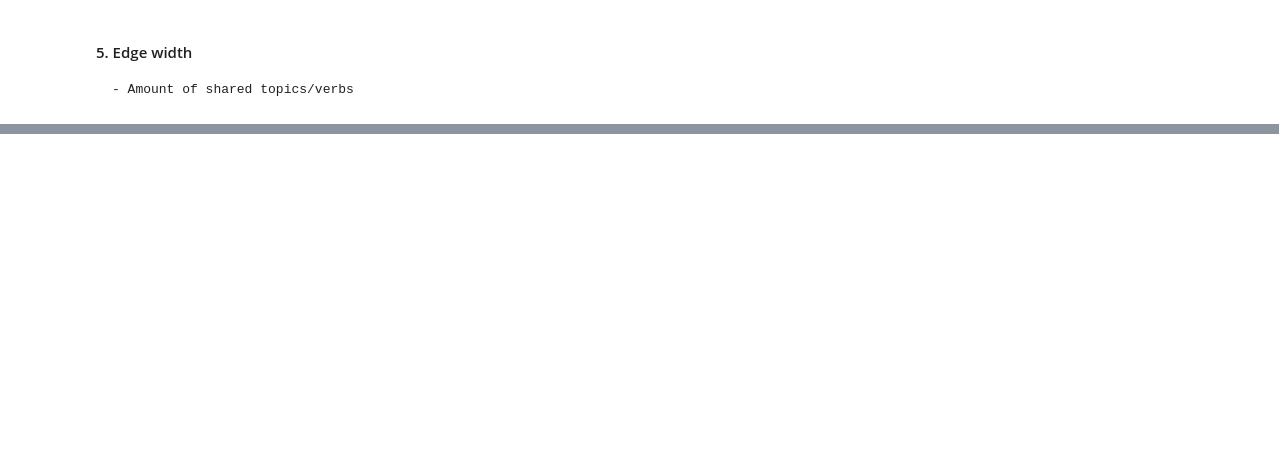
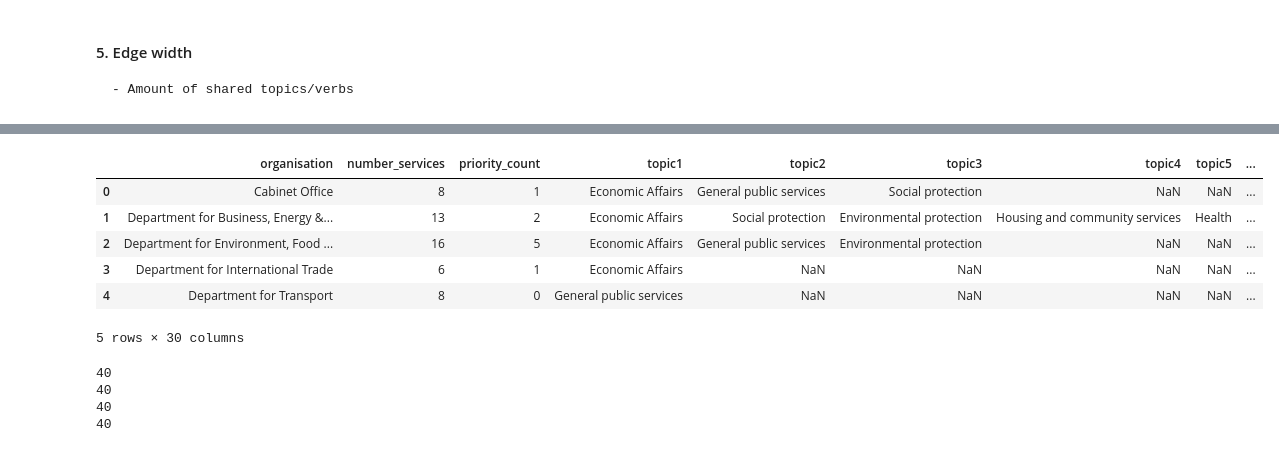
Before and after one commit to ai-for-public-services/structural-insights-into-uk-gov, a Jupyter notebook: notebooks/02-network-visualisation.ipynb, the cells around one changed output, grey strips where cells are left out. Cells and saved outputs as stored; diff of their text form; code cells hidden in the pictures; blank space fills up the shorter version.

```diff
--- a/notebooks/02-network-visualisation.ipynb
+++ b/notebooks/02-network-visualisation.ipynb
@@ -356,0 +380,12 @@ topics_domain_mapping = {
+# %%
+new_topics = {'Benefits':'Social protection', 'Births, deaths, marriages and care':'Health',
+ 'Business and self-employed':'Economic Affairs' ,'Childcare and parenting':'Social protection',
+ 'Citizenship and living in the UK':'General public services', 'Crime, justice and the law':'Public order and safety',
+ 'Driving and transport':'General public services' ,'Education, training and skills':'Education',
+ 'Environment and countryside': 'Environmental protection','Housing and local services':'Housing and community services',
+ 'Money and tax':'Economic Affairs', 'Passports, travel and living abroad':'General public services',
+ 'Visas and immigration':'General public services', 'Working, jobs and pensions':'Social protection',
+ 'Coronavirus (COVID-19)':'Health'}
+xgov_services["topic"].replace(new_topics, inplace=True)
+xgov_services[["organisation","topic"]].loc[
+    xgov_services['organisation'].isin(orgs_df)]["topic"].value_counts()
@@ -356,0 +406,14 @@ topics_domain_mapping = {
+# %%
+# create some subset dfs to merge in the data we want
+xgov_services_subset = xgov_services[["organisation","topic"]].loc[
+    xgov_services['organisation'].isin(orgs_df)]
+xgov_services_subset = xgov_services_subset.drop_duplicates()
+#xgov_services_subset.groupby(["organisation"]).cumcount()
+xgov_services_topics = (xgov_services_subset.groupby('organisation')['topic'].apply(list).apply(pd.Series).rename(columns=lambda x: 'topic{}'.format(x+1)))
+# %%
+xgov_services_subset2 = xgov_services[["organisation","verb"]].loc[
+    xgov_services['organisation'].isin(orgs_df)]
+xgov_services_subset2 = xgov_services_subset2.drop_duplicates()
+#xgov_services_subset.groupby(["organisation"]).cumcount()
+xgov_services_verbs = (xgov_services_subset2.groupby('organisation')['verb'].apply(list).apply(pd.Series).rename(columns=lambda x: 'verb{}'.format(x+1)))
+#xgov_services_verbs
@@ -356,0 +443,17 @@ topics_domain_mapping = {
+# %%
+# create a final df with all of the info we want for network analysis (all being relative to this version)
+viz_df = orgs_priority_df
+viz_df = pd.merge(viz_df,xgov_services_topics,on="organisation", how="left")
+viz_df["topic_list"] =  viz_df[["topic1","topic2","topic3","topic4","topic5"]].apply(lambda x: x[x.notna()].tolist(), axis=1)
+viz_df = pd.merge(viz_df,xgov_services_verbs,on="organisation", how="left")
+filter_col = [col for col in viz_df if col.startswith('verb')]
+viz_df["verb_list"] =  viz_df[filter_col].apply(lambda x: x[x.notna()].tolist(), axis=1)
+viz_df.head()
+# %% [output]
+|  | organisation | number_services | priority_count | topic1 | topic2 | topic3 | topic4 | topic5 | ... |
+| 0 | Cabinet Office | 8 | 1 | Economic Affairs | General public services | Social protection | NaN | NaN | ... |
+| 1 | Department for Business, Energy &... | 13 | 2 | Economic Affairs | Social protection | Environmental protection | Housing and community services | Health | ... |
+| 2 | Department for Environment, Food ... | 16 | 5 | Economic Affairs | General public services | Environmental protection | NaN | NaN | ... |
+| 3 | Department for International Trade | 6 | 1 | Economic Affairs | NaN | NaN | NaN | NaN | ... |
+| 4 | Department for Transport | 8 | 0 | General public services | NaN | NaN | NaN | NaN | ... |
+5 rows × 30 columns
@@ -356,0 +485,32 @@ topics_domain_mapping = {
+# %%
+# Edge attributes need to be assembled separately given how our data is set up
+# need a list that checks each of these and see how many matching topics
+edge_weights_topics = []
+for i in range(len(list(g.edges()))):
+    gov1 = list(g.edges())[i][0]
+    gov2 = list(g.edges())[i][1]
+    govlist_1 = viz_df["topic_list"][viz_df["organisation"]==gov1].values[0]
+    govlist_2 = viz_df["topic_list"][viz_df["organisation"]==gov2].values[0]
+    temp_weight = len([w for w in govlist_1 if w in govlist_2])
+    edge_weights_topics.append(temp_weight)
+
+print(len(list(g.edges())))
+print(len(edge_weights_topics))
+# Edge attributes need to be assembled separately given how our data is set up
+# need a list that checks each of these and see how many matching topics
+edge_weights_verbs = []
+for i in range(len(list(g.edges()))):
+    gov1 = list(g.edges())[i][0]
+    gov2 = list(g.edges())[i][1]
+    govlist_1 = viz_df["verb_list"][viz_df["organisation"]==gov1].values[0]
+    govlist_2 = viz_df["verb_list"][viz_df["organisation"]==gov2].values[0]
+    temp_weight = len([w for w in govlist_1 if w in govlist_2])
+    edge_weights_verbs.append(temp_weight)
+
+print(len(list(g.edges())))
+print(len(edge_weights_verbs))
+# %% [output]
+40
+40
+40
+40
```
Also changed, not shown: parts of 11 cells of this notebook, 2 other files.
